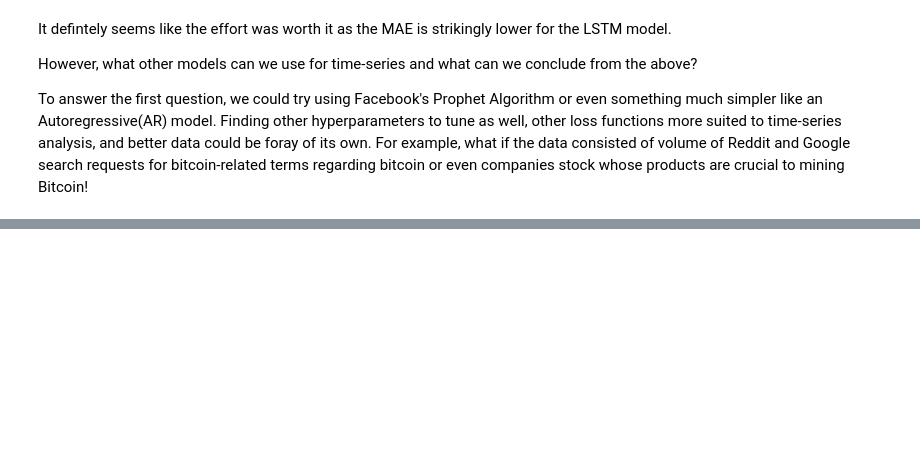
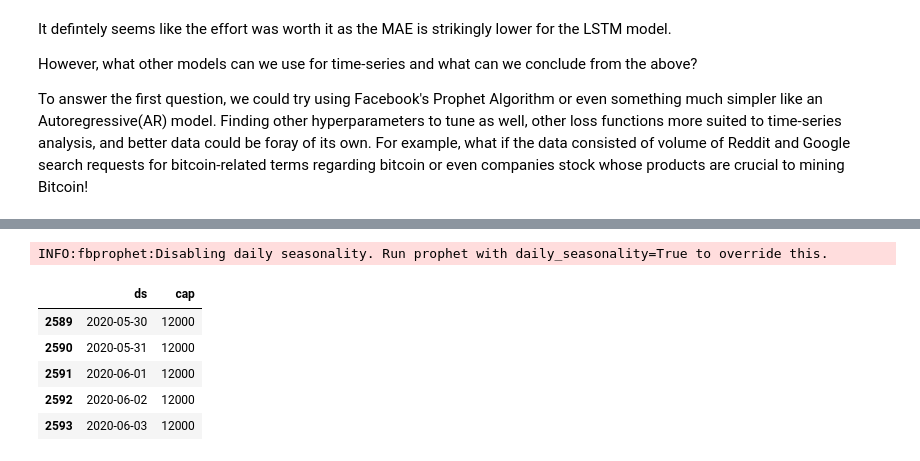
Before and after one commit to Viraj-Joshi/BitCoin-Price-Predictor, a Jupyter notebook: Bitcoin Price Predictor.ipynb, the cells around one changed output, grey strips where cells are left out. Cells and saved outputs as stored; diff of their text form; code cells hidden in the pictures; blank space fills up the shorter version.

```diff
--- a/Bitcoin Price Predictor.ipynb
+++ b/Bitcoin Price Predictor.ipynb
@@ -517,0 +559,17 @@ ModuleNotFoundError: No module named 'fbprophet'
+# %%
+
+df['cap'] =12000;
+m = Prophet(growth='logistic')
+m.fit(df)
+
+future = m.make_future_dataframe(periods=365)
+future['cap'] = 12000
+future.tail()
+# %% [output]
+INFO:fbprophet:Disabling daily seasonality. Run prophet with daily_seasonality=True to override this.
+|  | ds | cap |
+| 2589 | 2020-05-30 | 12000 |
+| 2590 | 2020-05-31 | 12000 |
+| 2591 | 2020-06-01 | 12000 |
+| 2592 | 2020-06-02 | 12000 |
+| 2593 | 2020-06-03 | 12000 |
```
Also changed, not shown: parts of 25 cells of this notebook.
